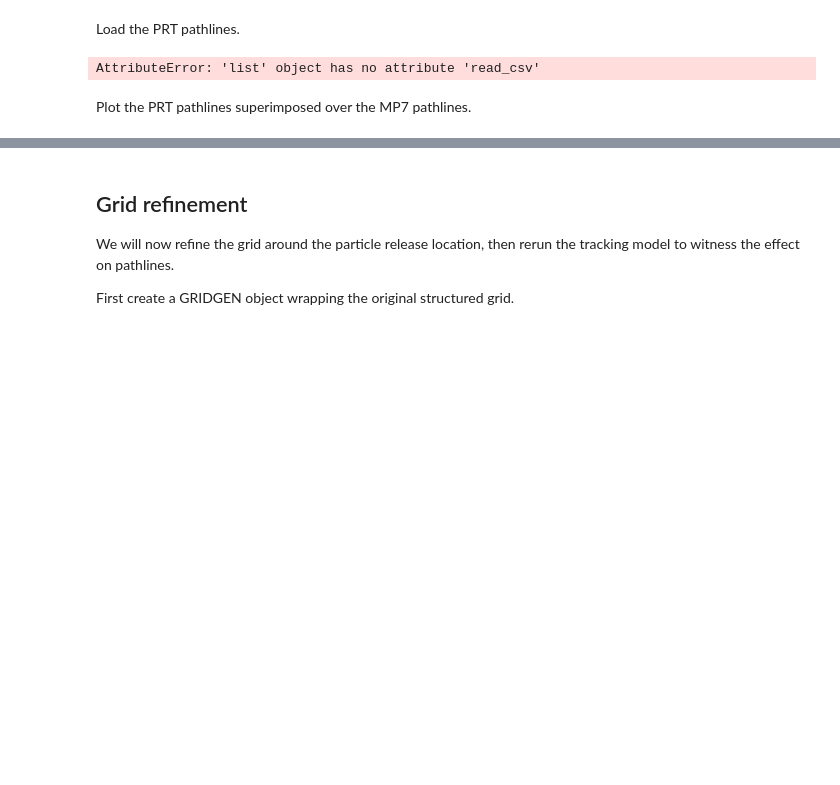
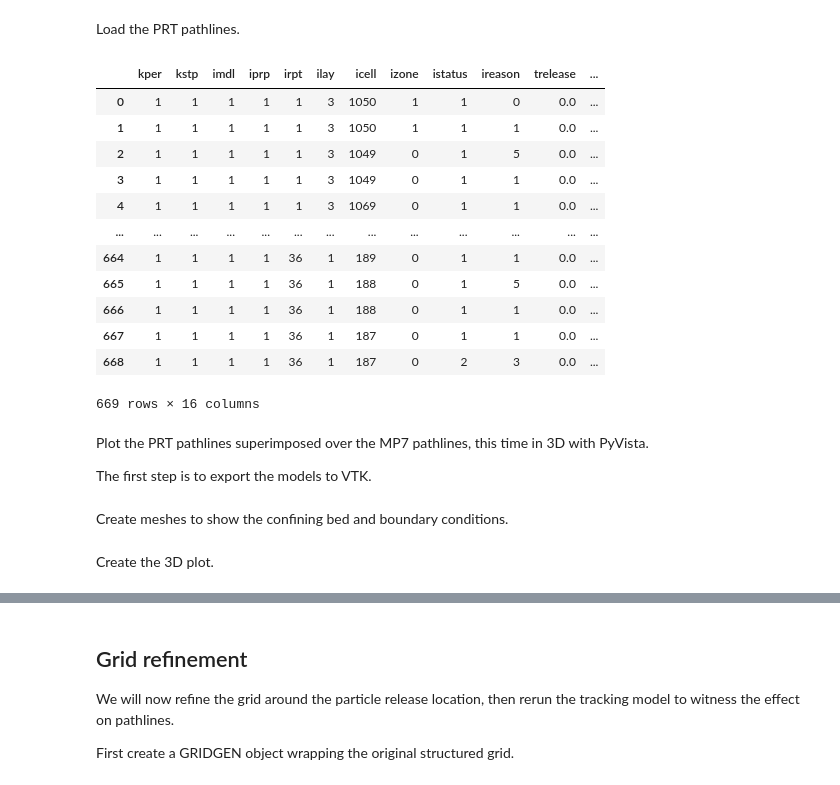
Before and after one commit to jdhughes-usgs/GW3099-2024, a Jupyter notebook: exercises-completed/prt/prt_mp7_ex2.ipynb, the cells around one changed output, grey strips where cells are left out. Saved outputs shown, nothing was run; the diff lists cells and outputs as text; code cells hidden in the pictures; blank space fills up the shorter version.

```diff
--- a/exercises-completed/prt/prt_mp7_ex2.ipynb
+++ b/exercises-completed/prt/prt_mp7_ex2.ipynb
@@ -549,9 +566,23 @@ writing simulation...
 # %% [markdown]
 Load the PRT pathlines.
 # %%
-mf6_pathlines = pd.read_csv(prt_ws / trackcsvfile_prt)
-mf6_pathlines
+prt_pathlines = pd.read_csv(prt_ws / trackcsvfile_prt)
+prt_pathlines
 # %% [output]
+|  | kper | kstp | imdl | iprp | irpt | ilay | icell | izone | istatus | ireason | trelease | ... |
+| 0 | 1 | 1 | 1 | 1 | 1 | 3 | 1050 | 1 | 1 | 0 | 0.0 | ... |
+| 1 | 1 | 1 | 1 | 1 | 1 | 3 | 1050 | 1 | 1 | 1 | 0.0 | ... |
+| 2 | 1 | 1 | 1 | 1 | 1 | 3 | 1049 | 0 | 1 | 5 | 0.0 | ... |
+| 3 | 1 | 1 | 1 | 1 | 1 | 3 | 1049 | 0 | 1 | 1 | 0.0 | ... |
+| 4 | 1 | 1 | 1 | 1 | 1 | 3 | 1069 | 0 | 1 | 1 | 0.0 | ... |
+| ... | ... | ... | ... | ... | ... | ... | ... | ... | ... | ... | ... | ... |
+| 664 | 1 | 1 | 1 | 1 | 36 | 1 | 189 | 0 | 1 | 1 | 0.0 | ... |
+| 665 | 1 | 1 | 1 | 1 | 36 | 1 | 188 | 0 | 1 | 5 | 0.0 | ... |
+| 666 | 1 | 1 | 1 | 1 | 36 | 1 | 188 | 0 | 1 | 1 | 0.0 | ... |
+| 667 | 1 | 1 | 1 | 1 | 36 | 1 | 187 | 0 | 1 | 1 | 0.0 | ... |
+| 668 | 1 | 1 | 1 | 1 | 36 | 1 | 187 | 0 | 2 | 3 | 0.0 | ... |
-AttributeError: 'list' object has no attribute 'read_csv'
+669 rows × 16 columns
 # %% [markdown]
-Plot the PRT pathlines superimposed over the MP7 pathlines.
+Plot the PRT pathlines superimposed over the MP7 pathlines, this time in 3D with PyVista.
+
+The first step is to export the models to VTK.
@@ -557,0 +605,2 @@ Plot the PRT pathlines superimposed over the MP7 pathlines.
+# %% [markdown]
+Create meshes to show the confining bed and boundary conditions.
@@ -557,0 +644,2 @@ Plot the PRT pathlines superimposed over the MP7 pathlines.
+# %% [markdown]
+Create the 3D plot.
```
Also changed, not shown: parts of 16 cells of this notebook.
